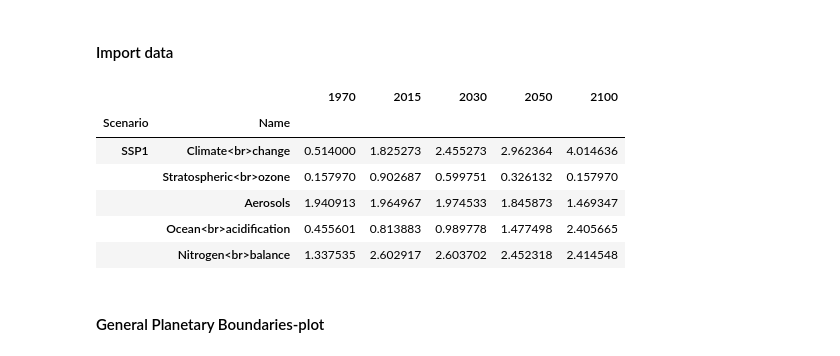
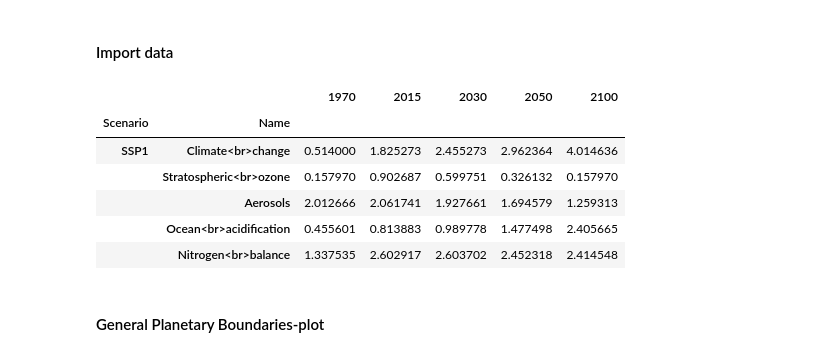
Before and after one commit to imagepbl/planetary_boundaries, a Jupyter notebook: Planetary boundaries - paper figures.ipynb, the cells around one changed output. Drawn from its saved outputs; the diff is of its cells as text; code cells hidden in the pictures.

```diff
--- a/Planetary boundaries - paper figures.ipynb
+++ b/Planetary boundaries - paper figures.ipynb
@@ -22,15 +22,20 @@ index_rename_map =  {
     'Land system change': 'Land system<br>change',
 }
 # %%
-pb_values_raw = pd.read_excel('Data/summary.xlsx', sheet_name="Values in Figures", header=0)
-pb_values_raw.columns = ['Name', 'Region', 'Scenario'] + pb_values_raw.columns[3:].tolist()
-pb_values_raw = pb_values_raw.replace(index_rename_map).drop(columns='Region').set_index(['Scenario', 'Name'])
+def load_data(filename):
+    pb_values_raw = pd.read_excel(filename, sheet_name="Values in Figures", header=0)
+    pb_values_raw.columns = ['Name', 'Region', 'Scenario'] + pb_values_raw.columns[3:].tolist()
+    pb_values_raw = pb_values_raw.replace(index_rename_map).drop(columns='Region').set_index(['Scenario', 'Name'])
+    return pb_values_raw
+
+pb_values_raw = load_data('Data/summary - 20240529.xlsx')
+# pb_values_raw = load_data('Data/summary - 20240703.xlsx')
 pb_values_raw.head()
 # %% [output]
 |  |  | 1970 | 2015 | 2030 | 2050 | 2100 |
 | Scenario | Name |  |  |  |  |  |
 | SSP1 | Climate<br>change | 0.514000 | 1.825273 | 2.455273 | 2.962364 | 4.014636 |
 |  | Stratospheric<br>ozone | 0.157970 | 0.902687 | 0.599751 | 0.326132 | 0.157970 |
-|  | Aerosols | 1.940913 | 1.964967 | 1.974533 | 1.845873 | 1.469347 |
+|  | Aerosols | 2.012666 | 2.061741 | 1.927661 | 1.694579 | 1.259313 |
 |  | Ocean<br>acidification | 0.455601 | 0.813883 | 0.989778 | 1.477498 | 2.405665 |
 |  | Nitrogen<br>balance | 1.337535 | 2.602917 | 2.603702 | 2.452318 | 2.414548 |
```
Also changed, not shown: parts of 10 cells of this notebook, 10 other files.
